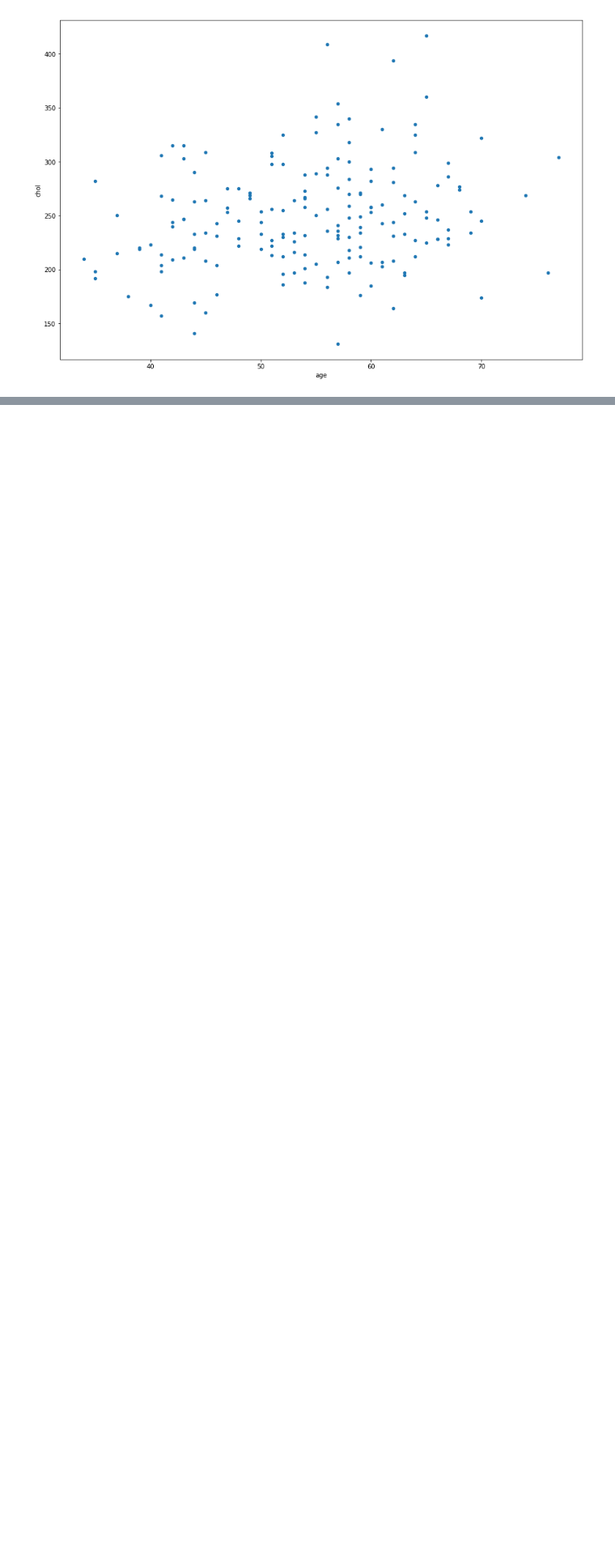
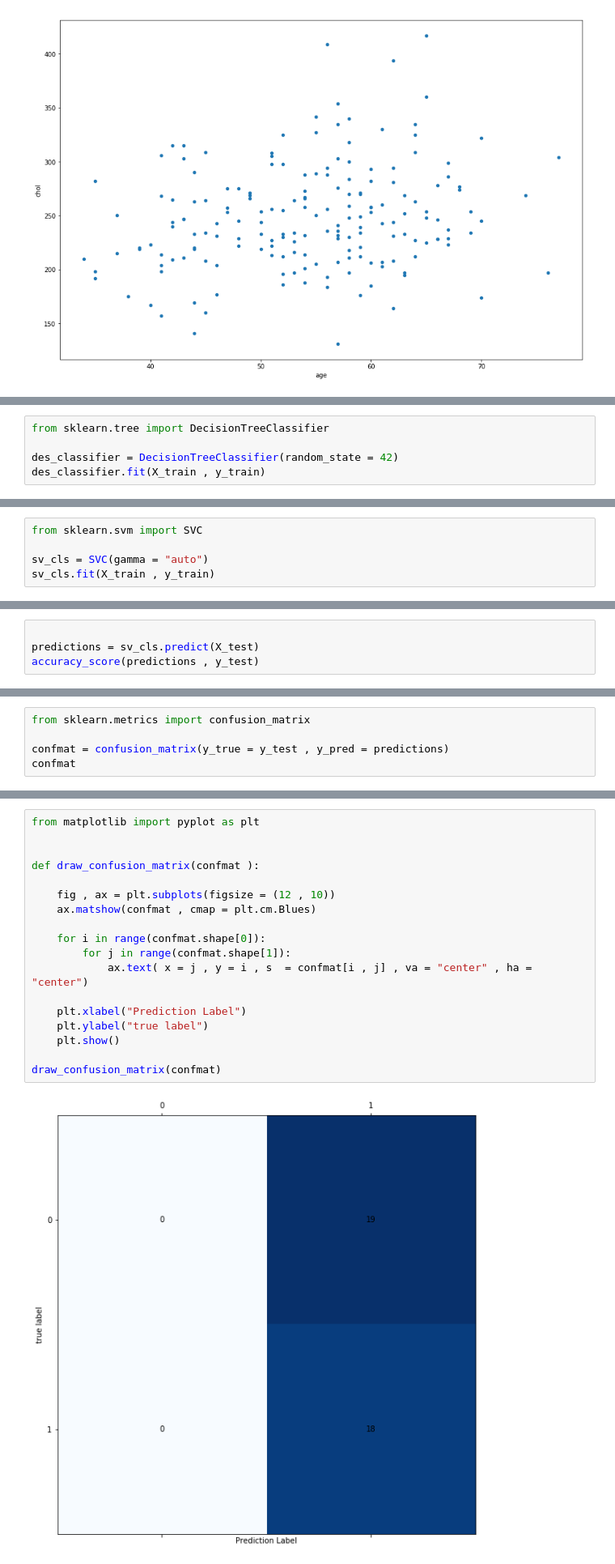
Before and after one commit to MusaTamzid05/ThesisModels, a Jupyter notebook: heat-attack-prediction/Heart Attact Detection.ipynb, the cells around one changed output, grey strips where cells are left out. Shown at 81% size. Cells and saved outputs as stored; diff of their text form; blank space fills up the shorter version.

```diff
--- a/heat-attack-prediction/Heart Attact Detection.ipynb
+++ b/heat-attack-prediction/Heart Attact Detection.ipynb
@@ -176,0 +212,5 @@ array([[<matplotlib.axes._subplots.AxesSubplot object at 0x...>,
+# %%
+from sklearn.tree import DecisionTreeClassifier
+
+des_classifier = DecisionTreeClassifier(random_state = 42)
+des_classifier.fit(X_train , y_train)
@@ -176,0 +267,5 @@ array([[<matplotlib.axes._subplots.AxesSubplot object at 0x...>,
+# %%
+from sklearn.svm import SVC
+
+sv_cls = SVC(gamma = "auto")
+sv_cls.fit(X_train , y_train)
@@ -176,0 +277,4 @@ array([[<matplotlib.axes._subplots.AxesSubplot object at 0x...>,
+# %%
+
+predictions = sv_cls.predict(X_test)
+accuracy_score(predictions , y_test)
@@ -176,0 +302,5 @@ array([[<matplotlib.axes._subplots.AxesSubplot object at 0x...>,
+# %%
+from sklearn.metrics import confusion_matrix
+
+confmat = confusion_matrix(y_true = y_test , y_pred = predictions)
+confmat
@@ -176,0 +310,20 @@ array([[<matplotlib.axes._subplots.AxesSubplot object at 0x...>,
+# %%
+from matplotlib import pyplot as plt
+
+
+def draw_confusion_matrix(confmat ):
+
+    fig , ax = plt.subplots(figsize = (12 , 10))
+    ax.matshow(confmat , cmap = plt.cm.Blues)
+
+    for i in range(confmat.shape[0]):
+        for j in range(confmat.shape[1]):
+            ax.text( x = j , y = i , s  = confmat[i , j] , va = "center" , ha = "center")
+
+    plt.xlabel("Prediction Label")
+    plt.ylabel("true label")
+    plt.show()
+
+draw_confusion_matrix(confmat)
+# %% [output]
+[figure, added]
```
Also changed, not shown: parts of 13 cells of this notebook.
